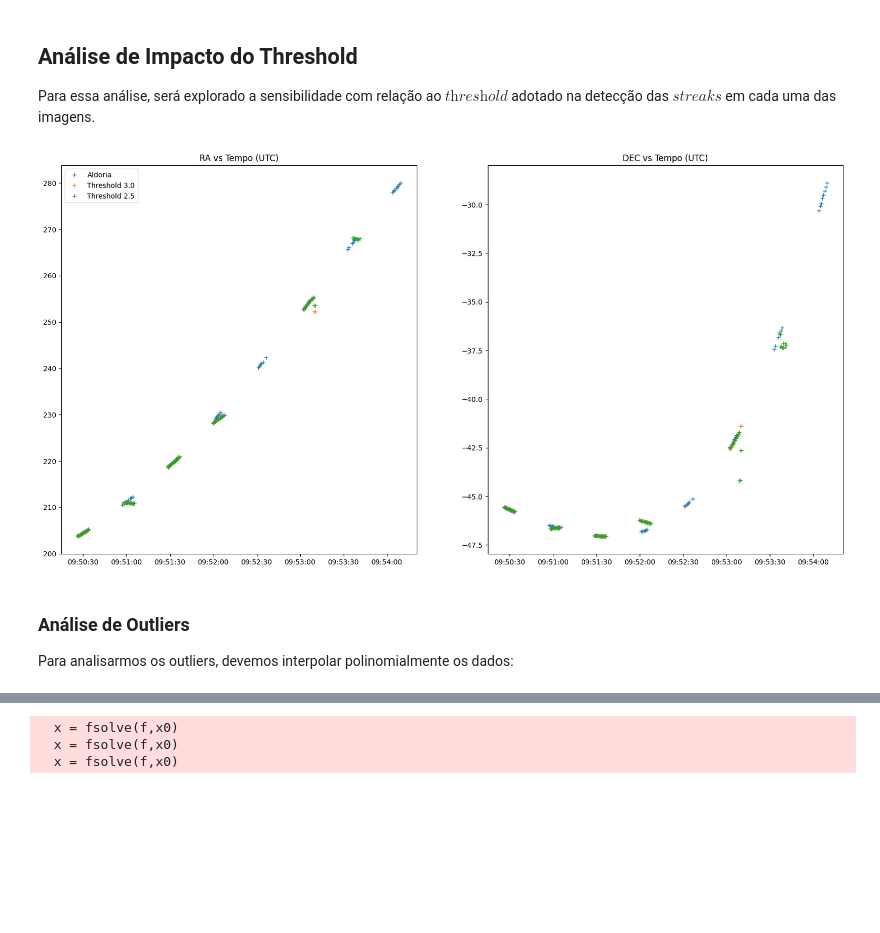
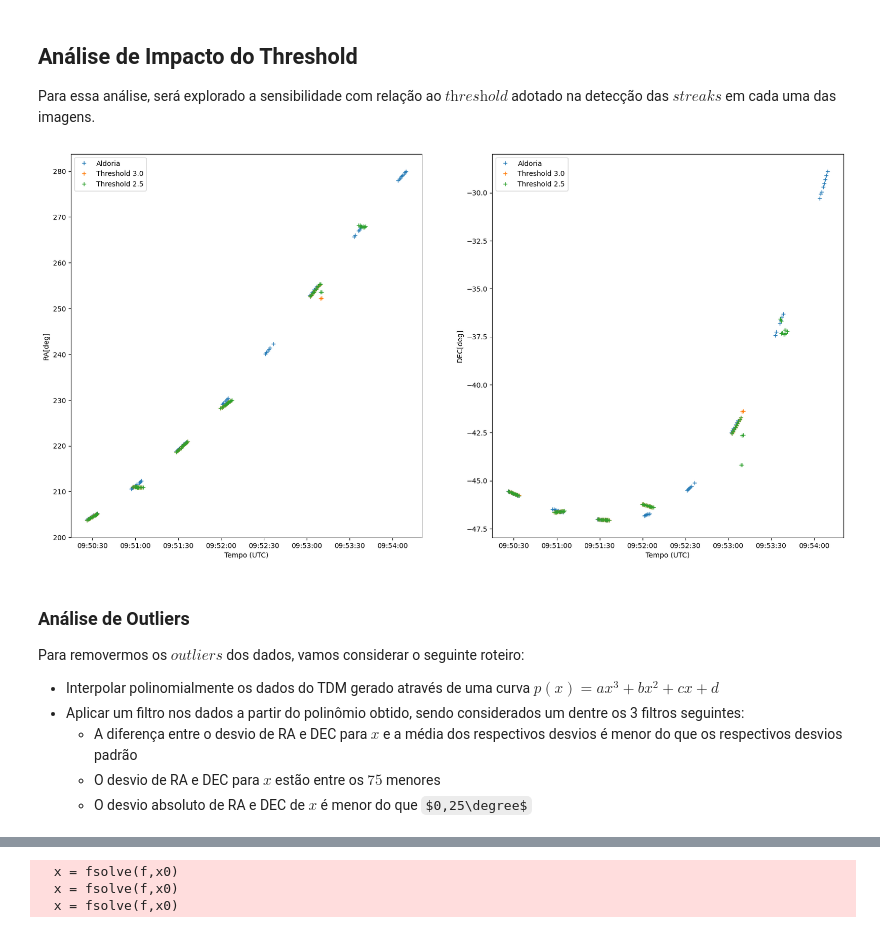
Before and after one commit to Rafa1914/spacepykit, a Jupyter notebook: data-exploration-notebook.ipynb, the cells around one changed output, grey strips where cells are left out. Cells and saved outputs as stored; diff of their text form; code cells hidden in the pictures; some formulas as TeX source; blank space fills up the shorter version.

```diff
--- a/data-exploration-notebook.ipynb
+++ b/data-exploration-notebook.ipynb
@@ -209,22 +234,27 @@ Para essa análise, será explorado a sensibilidade com relação ao $\textit{th
 # %%
 from src.tracking_data_message.tracking_data_message import *
 
-tdm_aldoria = read_tdm("Dados\\TDM_7646.txt")
-
-tdm_30 = read_tdm("Dados\\TDM\\Threshold\\TDM-Saipher-30.txt")
-
-tdm_25 = read_tdm("Dados\\TDM\\Threshold\\TDM-Saipher-25.txt")
+# Importação dos dados brutos do TDM
+tdm_aldoria_raw = read_tdm("Dados\\TDM_7646.txt")
+tdm_30_raw = read_tdm("Dados\\TDM\\Threshold\\TDM-Saipher-30.txt")
+tdm_25_raw = read_tdm("Dados\\TDM\\Threshold\\TDM-Saipher-25.txt")
 # %%
 plot_data(
-    df_list=[tdm_aldoria, tdm_30, tdm_25],
+    df_list=[tdm_aldoria_raw, tdm_30_raw, tdm_25_raw],
     legend=["Aldoria", "Threshold 3.0", "Threshold 2.5"],
     y_data=["RA[deg]", "DEC[deg]"],
+    x_data='Tempo (UTC)',
 )
 # %% [output]
-[figure, old version]
+[figure, new version]
-# %% [markdown]
-### Análise de Outliers
-
-Para analisarmos os outliers, devemos interpolar polinomialmente os dados:
+# %% [markdown]
+### Análise de Outliers
+
+Para removermos os $\textit{outliers}$ dos dados, vamos considerar o seguinte roteiro:
+* Interpolar polinomialmente os dados do TDM gerado através de uma curva $p(x) = ax^3+bx^2+cx+d$
+* Aplicar um filtro nos dados a partir do polinômio obtido, sendo considerados um dentre os 3 filtros seguintes:
+    * A diferença entre o desvio de RA e DEC para $x$ e a média dos respectivos desvios é menor do que os respectivos desvios padrão
+    * O desvio de RA e DEC para $x$ estão entre os $75%$ menores
+    * O desvio absoluto de RA e DEC de $x$ é menor do que $0,25\degree$
 # %%
 # Interpolação inicial dos dados brutos:
```
Also changed, not shown: parts of 44 cells of this notebook.
